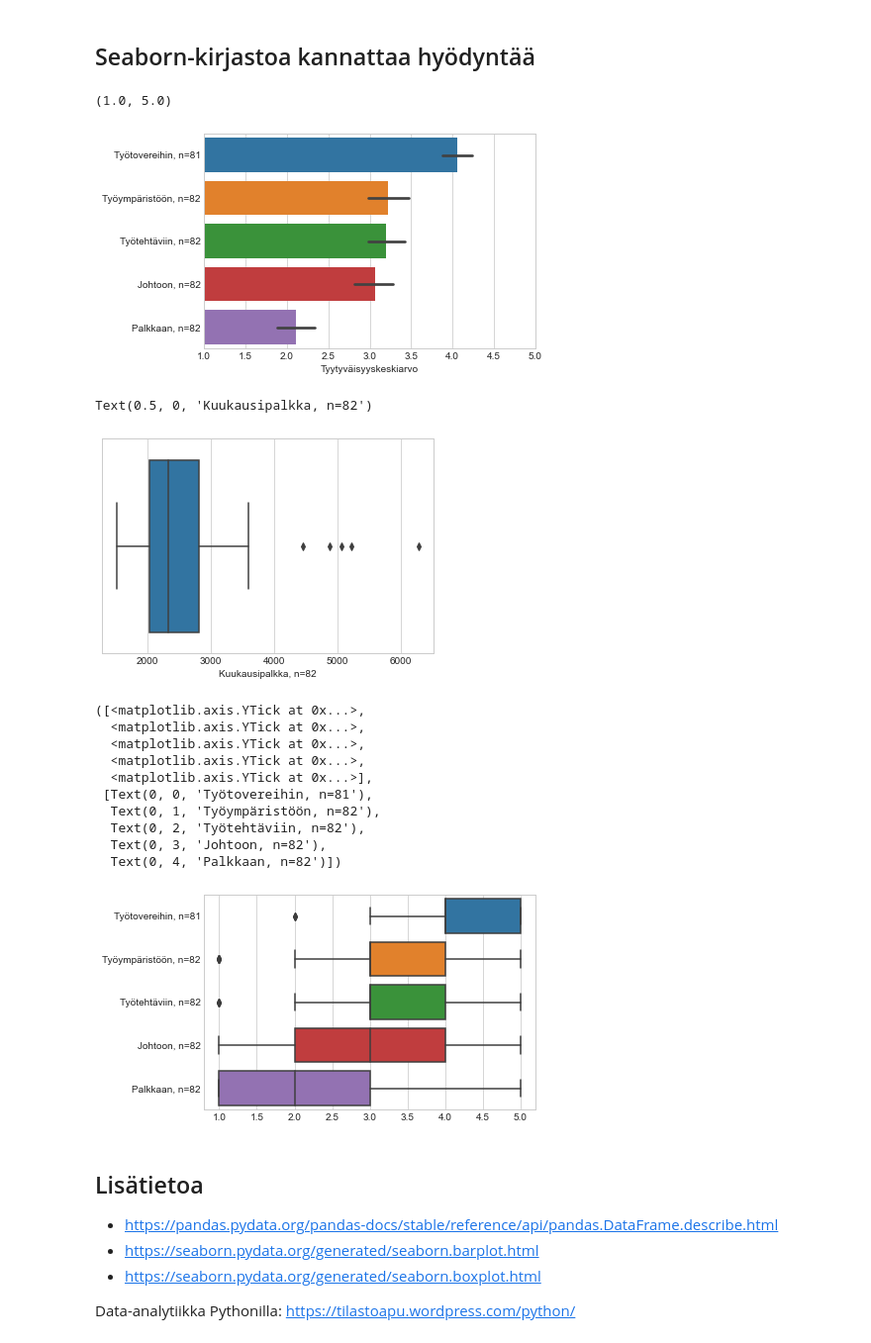
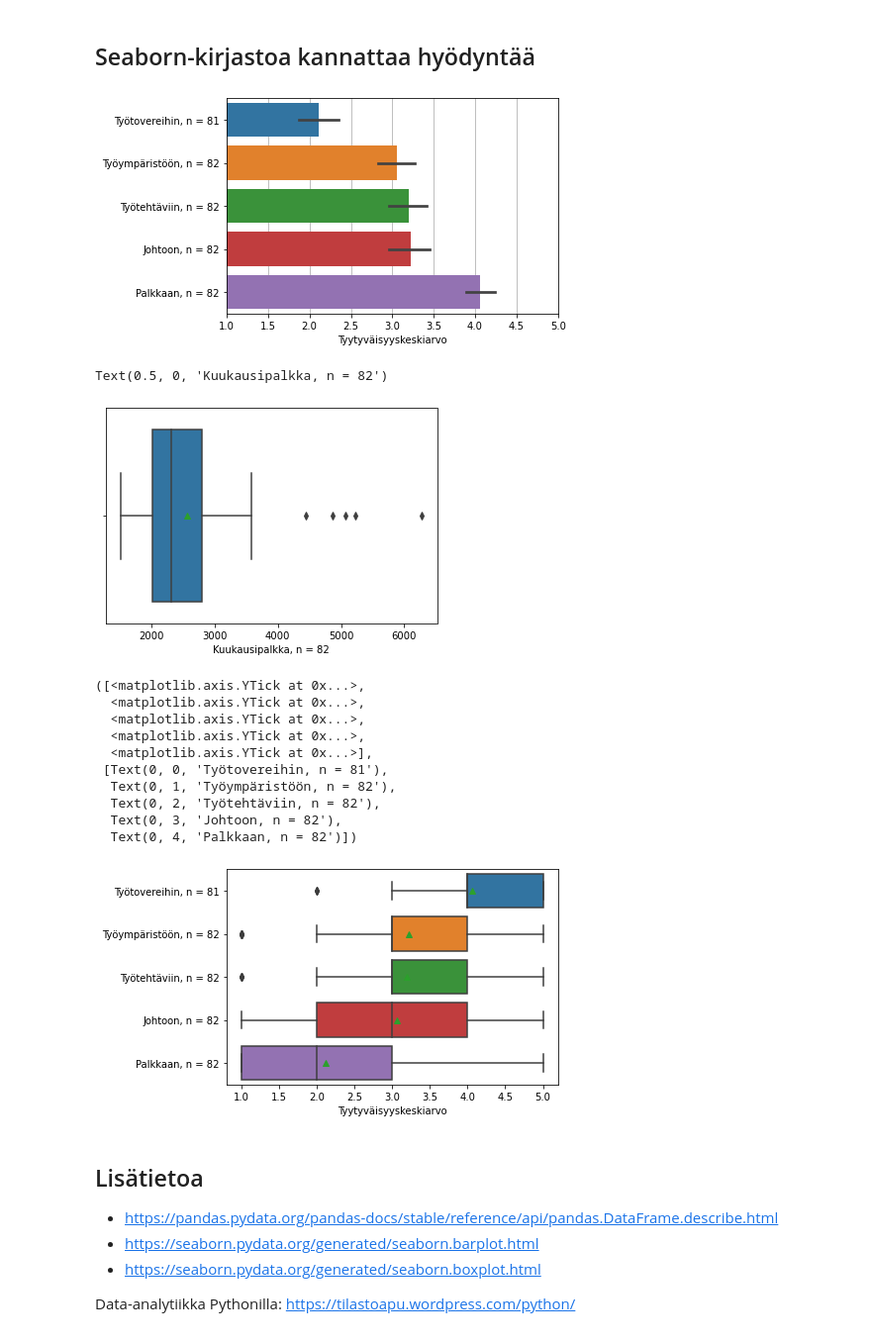
Before and after one commit to taanila/kuvaileva, a Jupyter notebook: tunnuslukuja.ipynb, the cells around one changed output. Shown at 99% size. Cells and saved outputs as stored; diff of their text form; code cells hidden in the pictures.

```diff
--- a/tunnuslukuja.ipynb
+++ b/tunnuslukuja.ipynb
@@ -18,13 +18,10 @@ Määrällisille muuttujille kannattaa laskea:
 import pandas as pd
 import matplotlib.pyplot as plt
 import seaborn as sns
-
-# Tyyli vaikuttaa grafiikan ulkoasuun
-# Käytettävissä olevat tyylit voit listata komennolla plt.style.available
-plt.style.use('seaborn-whitegrid')
+%matplotlib inline
 # %%
 # Datan avaaminen
-df = pd.read_excel('http://taanila.fi/data1.xlsx')
+df = pd.read_excel('https://taanila.fi/data1.xlsx')
 df.head()
 # %% [output]
 |  | nro | sukup | ikä | perhe | koulutus | palveluv | palkka | johto | työtov | työymp | palkkat | ... |
@@ -124,45 +120,52 @@ plt.grid(axis = 'y')
 <h2>Seaborn-kirjastoa kannattaa hyödyntää</h2>
 # %%
 # Tyytyväisyyskeskiarvot seaborn-kirjaston barplot-kaaviona; mukaan tulee myös keskiarvojen virhemarginaalit
-# Pelkkä data = df riittää, jos en halua määrittää pylväiden järjestystä
 # orient = 'h' tarkoittaa vaakapylväitä (horizontal)
-sns.barplot(data = df[['työtov', 'työymp', 'työteht', 'johto', 'palkkat']], orient = 'h')
+sns.barplot(data = df[['palkkat', 'johto', 'työteht', 'työymp', 'työtov']], orient = 'h', zorder = 2)
 
 plt.xlabel('Tyytyväisyyskeskiarvo')
+
+# Korvaan yticksit otsikot-listalla
 plt.yticks(ticks = [0, 1, 2, 3, 4], labels = otsikot)
 
 # Akselin skaalaus 1-5
 plt.xlim(1, 5)
+
+# Pystysuuntainen taustaviivoitus
+plt.grid(axis = 'x')
 # %% [output]
-(1.0, 5.0)
-[figure, old version]
+[figure, new version]
 # %%
 # Viiden luvun yhteenveto (pienin, alaneljännes, mediaani, yläneljännes, suurin) seabornin boxplottina
-# Huomattavan paljon muista poikkeavat havainnot erillisinä pisteinä
-sns.boxplot(x = df['palkka'])
+# showmeans parametrin ansioista myös keskiarvo (vihreä kolmio) näytetään
+# Huomattavan paljon muista poikkeavat havainnot näytetään erillisinä pisteinä
+sns.boxplot(x = df['palkka'], showmeans = True)
 
-plt.xlabel('Kuukausipalkka, n=' + str(df['palkka'].count()))
+plt.xlabel('Kuukausipalkka, n = ' + str(df['palkka'].count()))
 # %% [output]
-Text(0.5, 0, 'Kuukausipalkka, n=82')
+Text(0.5, 0, 'Kuukausipalkka, n = 82')
-[figure, old version]
+[figure, new version]
 # %%
 # Viiden luvun yhteenveto tyytyväisyyksistä boxplottina
 # data-parametria käyttämällä saat useita muuttujia samaan boxplottiin
-sns.boxplot(data = df[['työtov', 'työymp', 'työteht', 'johto', 'palkkat']], orient = 'h')
+sns.boxplot(data = df[['työtov', 'työymp', 'työteht', 'johto', 'palkkat']], orient = 'h', showmeans = True)
 
+plt.xlabel('Tyytyväisyyskeskiarvo')
+
+# Korvaan yticksit otsikot-listalla
 plt.yticks(ticks = [0, 1, 2, 3, 4], labels = otsikot)
 # %% [output]
 ([<matplotlib.axis.YTick at 0x...>,
   <matplotlib.axis.YTick at 0x...>,
   <matplotlib.axis.YTick at 0x...>,
   <matplotlib.axis.YTick at 0x...>,
   <matplotlib.axis.YTick at 0x...>],
- [Text(0, 0, 'Työtovereihin, n=81'),
-  Text(0, 1, 'Työympäristöön, n=82'),
-  Text(0, 2, 'Työtehtäviin, n=82'),
-  Text(0, 3, 'Johtoon, n=82'),
-  Text(0, 4, 'Palkkaan, n=82')])
+ [Text(0, 0, 'Työtovereihin, n = 81'),
+  Text(0, 1, 'Työympäristöön, n = 82'),
+  Text(0, 2, 'Työtehtäviin, n = 82'),
+  Text(0, 3, 'Johtoon, n = 82'),
+  Text(0, 4, 'Palkkaan, n = 82')])
-[figure, old version]
+[figure, new version]
 # %% [markdown]
 <h2>Lisätietoa</h2>
 
```
Also changed, not shown: parts of 5 cells of this notebook.
